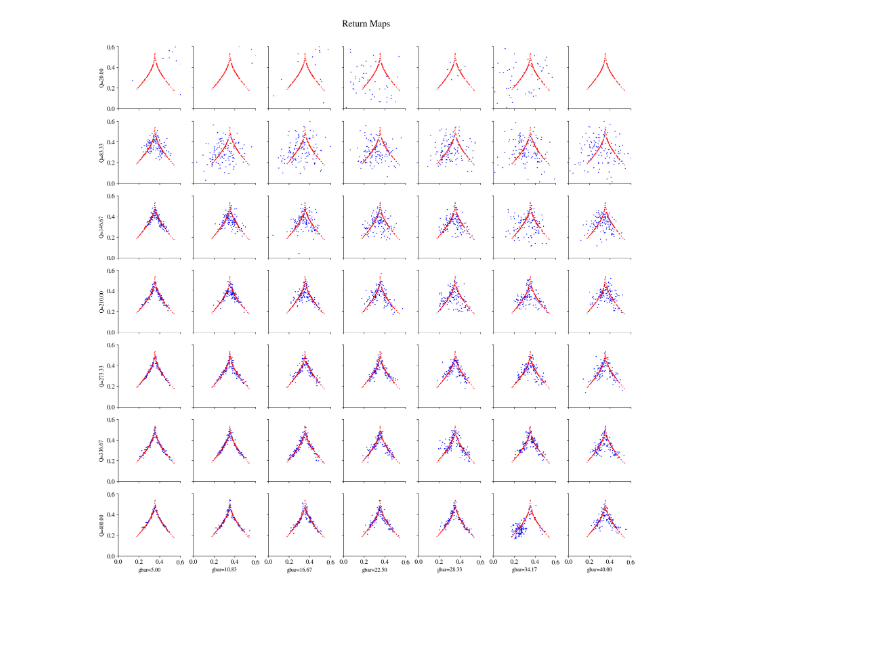
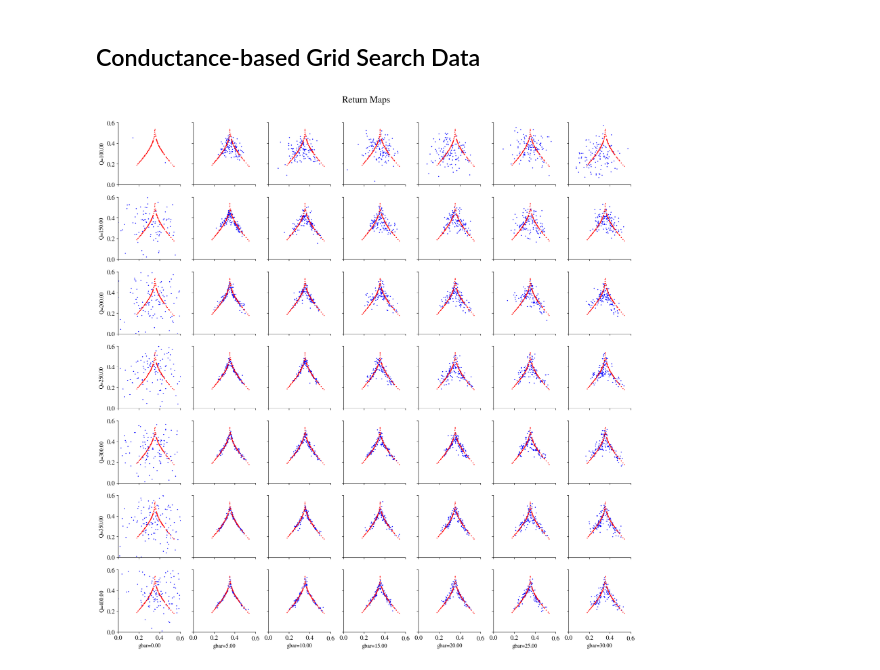
Before and after one commit to themahani/ml_force_research, a Jupyter notebook: hpc/visualize_data.ipynb, the cells around one changed output. Cells and saved outputs as stored; diff of their text form; code cells hidden in the pictures; blank space fills up the shorter version.

```diff
--- a/hpc/visualize_data.ipynb
+++ b/hpc/visualize_data.ipynb
@@ -216,10 +290,12 @@ total_stacked = sort_stacked(total_sorted)
-# %%
-save_dir = os.path.join(data_root_dir, 'img')
-
-if not os.path.exists(save_dir):
-    os.makedirs(save_dir)
-# %%
-original_return_map = get_return_map(sup_test[:, -1])
+# %%
+save_dir_cond = os.path.join(data_root_dir_cond, 'img')
+save_dir_curr = os.path.join(data_root_dir_curr, 'img')
+
+os.makedirs(save_dir_cond, exist_ok=True)
+os.makedirs(save_dir_curr, exist_ok=True)
+# %%
+original_return_map_cond = get_return_map(sup_cond_test[:, -1])
+original_return_map_curr = get_return_map(sup_curr_test[:, -1])
 # %%
 import os, sys
 
@@ -228,24 +304,29 @@ sys.path.append(os.path.join(os.getcwd(), '..'))
 from morris_lecar.plot_styles import set_thesis_style
 
 set_thesis_style()
+# %% [markdown]
+## Conductance-based Grid Search Data
 # %%
-fig, ax = plt.subplots(len(total_stacked), len(total_stacked[0]), figsize=(20, 20), sharex=True, sharey=True)
+def plot_return_maps(total_stacked: List, original_return_map, save_dir: str):
+    fig, ax = plt.subplots(len(total_stacked), len(total_stacked[0]), figsize=(20, 20), sharex=True, sharey=True)
 
-for i in range(len(total_stacked)):
-    ax[i, 0].set_ylabel(f"Q={total_stacked[i][0]['Q']:.2f}", fontsize=12)
-    for j in range(len(total_stacked[i])):
-        data = total_stacked[i][j]
-        ax[i, j].scatter(data['return_map'][0], data['return_map'][1], c='b', s=1)
-        ax[i, j].scatter(original_return_map[0], original_return_map[1], c='r', s=1)
-        ax[i, j].set_xlim(0, 0.6)
-        ax[i, j].set_ylim(0, 0.6)
-        ax[i, j].set_aspect('equal', adjustable='box')
+    for i in range(len(total_stacked)):
+        ax[i, 0].set_ylabel(f"Q={total_stacked[i][0]['Q']:.2f}", fontsize=12)
+        for j in range(len(total_stacked[i])):
+            data = total_stacked[i][j]
+            ax[i, j].scatter(data['return_map'][0], data['return_map'][1], c='b', s=1)
+            ax[i, j].scatter(original_return_map[0], original_return_map[1], c='r', s=1)
+            ax[i, j].set_xlim(0, 0.6)
+            ax[i, j].set_ylim(0, 0.6)
+            ax[i, j].set_aspect('equal', adjustable='box')
 
-for i in range(len(total_stacked[0])):
-    ax[-1, i].set_xlabel(f"gbar={total_stacked[0][i]['gbar']:.2f}", fontsize=12)
-plt.suptitle("Return Maps", fontsize=20, y=0.92)
-plt.savefig(os.path.join(save_dir, 'return_maps.pdf'), bbox_inches='tight')
-plt.show(fig)
+    for i in range(len(total_stacked[0])):
+        ax[-1, i].set_xlabel(f"gbar={total_stacked[0][i]['gbar']:.2f}", fontsize=12)
+    plt.suptitle("Return Maps", fontsize=20, y=0.92)
+    plt.savefig(os.path.join(save_dir, 'return_maps.pdf'), bbox_inches='tight')
+    plt.show(fig)
+
+plot_return_maps(total_stacked_cond, original_return_map_cond, save_dir_cond)
 # %% [output]
-[figure, old version]
+[figure, new version]
 # %%
```
Also changed, not shown: parts of 24 cells of this notebook, 7 other files.
